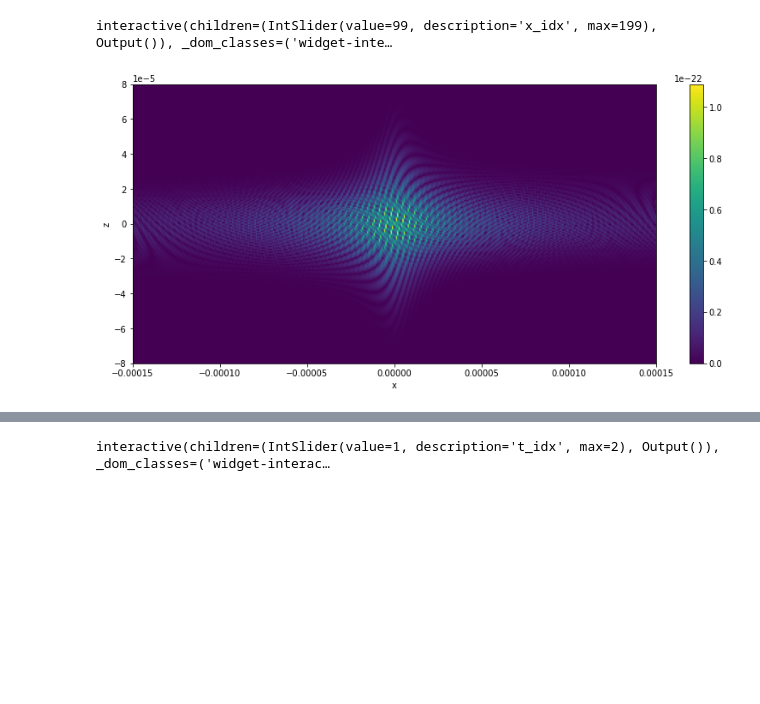
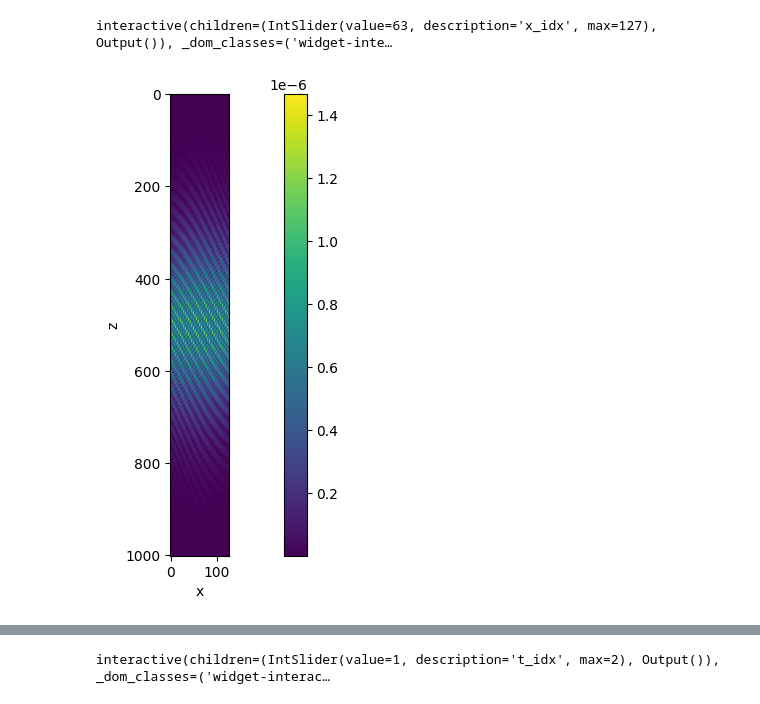
Before and after one commit to mkali-weizmann/electron-laser-interaction, a Jupyter notebook: visualize potentials.ipynb, the cells around one changed output, grey strips where cells are left out. Cells and saved outputs as stored; diff of their text form; code cells hidden in the pictures; blank space fills up the shorter version.

```diff
--- a/visualize potentials.ipynb
+++ b/visualize potentials.ipynb
@@ -43,25 +43,27 @@ def f(x_idx):
     ax[0].plot(A_abs[int(x_idx), :], label='A')
     ax[0].set_ylim((0, max_A_abs))
     ax[0].legend()
+    ax[0].set_title('A')
     ax[1].plot(G_abs[int(x_idx), :], label='G', color='orange')
     ax[1].set_ylim((0, max_G_abs))
     ax[1].legend()
+    ax[1].set_title('G')
 
 widgets.interact(f, x_idx=(0, G.shape[0]-1, 1));
 # %% [output]
-interactive(children=(IntSlider(value=99, description='x_idx', max=199), Output()), _dom_classes=('widget-inte…
+interactive(children=(IntSlider(value=63, description='x_idx', max=127), Output()), _dom_classes=('widget-inte…
 # %%
 A = np.load('Data Arrays\\Debugging Arrays\\A.npy')
 tan_alpha = np.tan(0.443)
 
 fig, ax = plt.subplots(figsize=(14, 6))
-plt.imshow(np.abs(A[:, A.shape[1]//2, :,0, 2].T), extent=[-150e-6,150e-6,-80e-6,80e-6])
+plt.imshow(np.abs(A[:, A.shape[1]//2, :,1].T))
 plt.xlabel("x")
 plt.ylabel("z")
 # plt.plot([0, 100e-6], [0, tan_alpha * 100e-6], color='red')
 plt.colorbar();
 # %% [output]
-[figure, old version]
+[figure, new version]
 # %%
 G = np.load('Data Arrays\\Debugging Arrays\\G.npy')
 fig, ax = plt.subplots(figsize=(14, 6))
```
Also changed, not shown: parts of 7 cells of this notebook, 7 other files.
